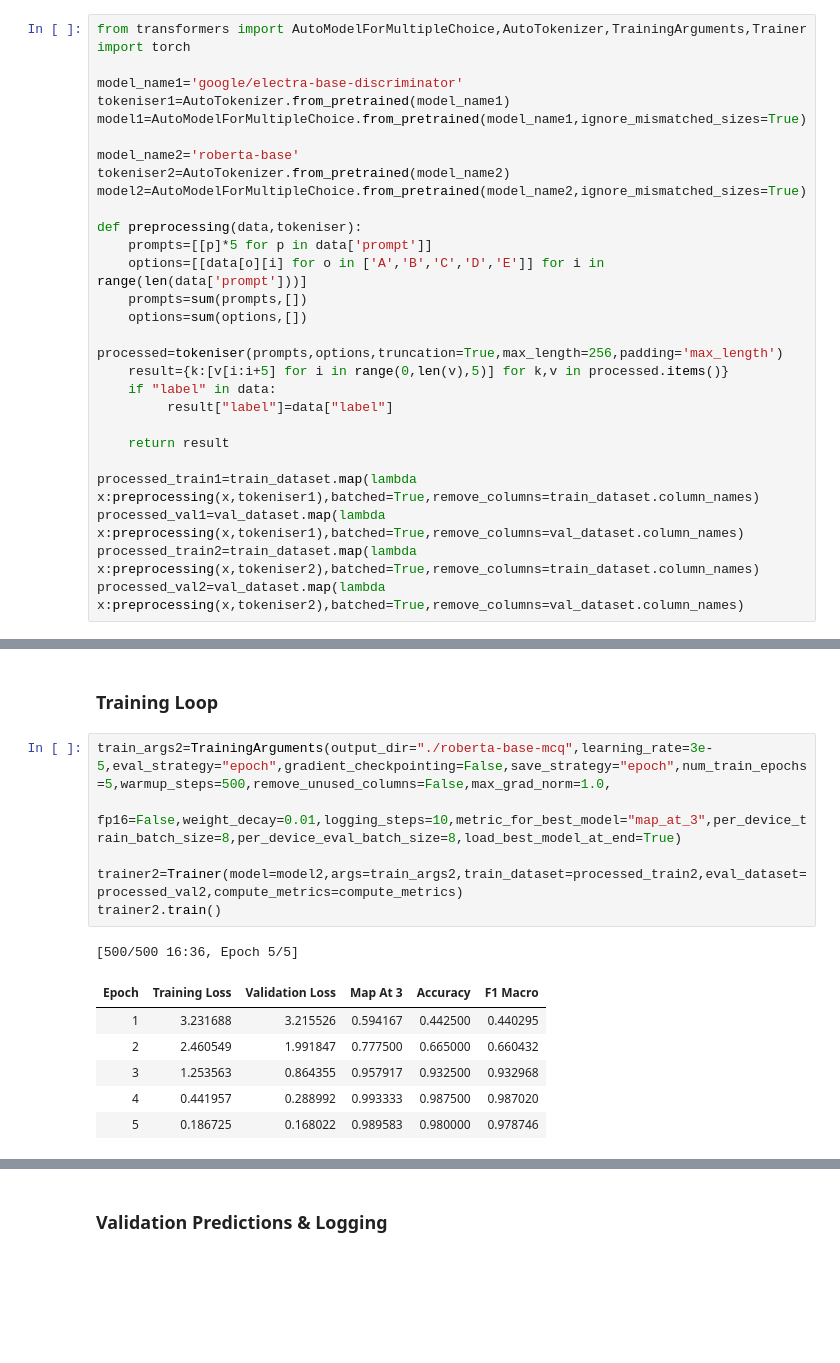
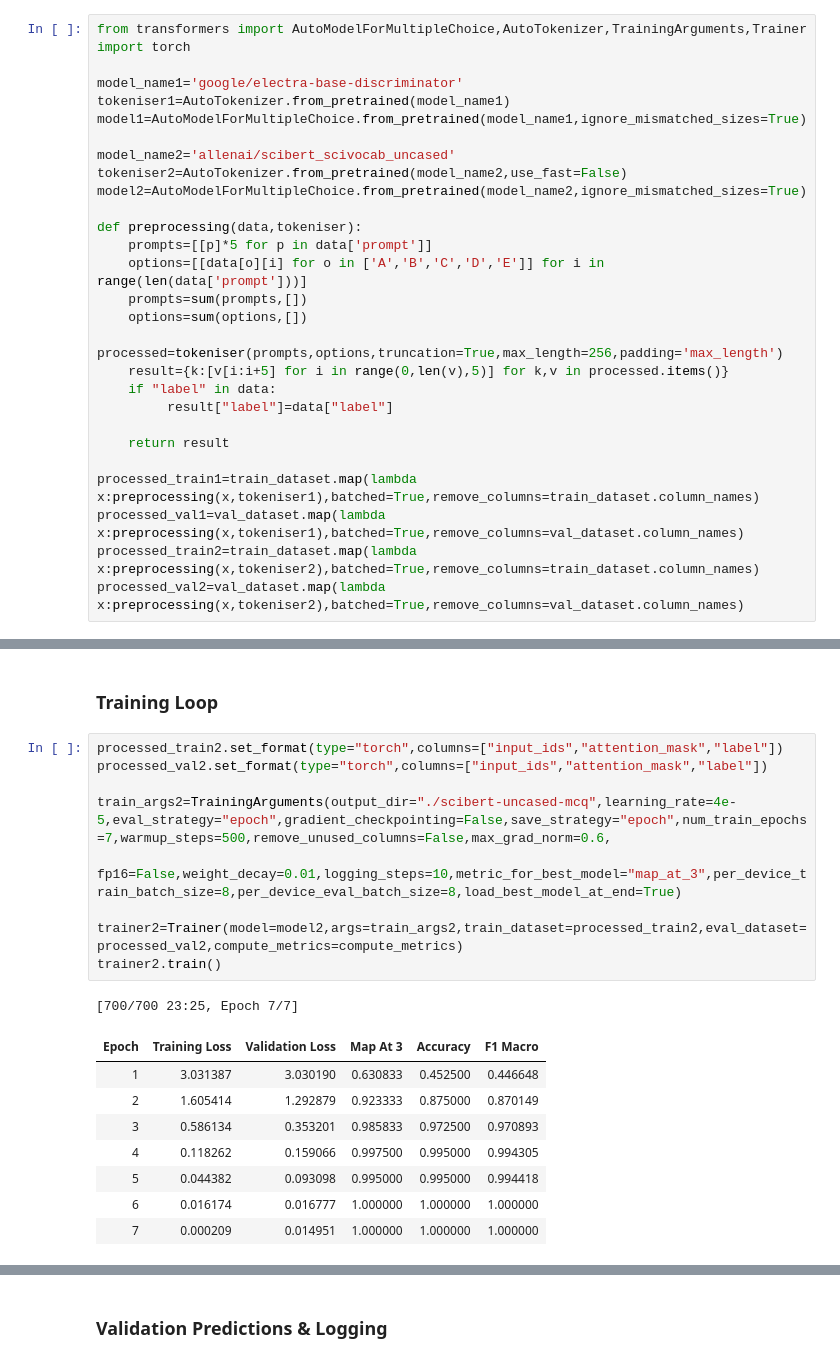
Before and after one commit to chay123-crypto/mcq-solver-transformers, a Jupyter notebook: DL-24f2002314-notebook-t22026.ipynb, the cells around one changed output, grey strips where cells are left out. Cells and saved outputs as stored; diff of their text form; blank space fills up the shorter version.

```diff
--- a/DL-24f2002314-notebook-t22026.ipynb
+++ b/DL-24f2002314-notebook-t22026.ipynb
@@ -720,8 +720,8 @@ model_name1='google/electra-base-discriminator'
 tokeniser1=AutoTokenizer.from_pretrained(model_name1)
 model1=AutoModelForMultipleChoice.from_pretrained(model_name1,ignore_mismatched_sizes=True)
 
-model_name2='roberta-base'
-tokeniser2=AutoTokenizer.from_pretrained(model_name2)
+model_name2='allenai/scibert_scivocab_uncased'
+tokeniser2=AutoTokenizer.from_pretrained(model_name2,use_fast=False)
 model2=AutoModelForMultipleChoice.from_pretrained(model_name2,ignore_mismatched_sizes=True)
 
 def preprocessing(data,tokeniser):
@@ -815,16 +813,21 @@ TrainOutput(global_step=600, training_loss=1.2928895960624018, metrics={'train_r
 # %% [markdown]
 ### Training Loop
 # %%
-train_args2=TrainingArguments(output_dir="./roberta-base-mcq",learning_rate=3e-5,eval_strategy="epoch",gradient_checkpointing=False,save_strategy="epoch",num_train_epochs=5,warmup_steps=500,remove_unused_columns=False,max_grad_norm=1.0,
+processed_train2.set_format(type="torch",columns=["input_ids","attention_mask","label"])
+processed_val2.set_format(type="torch",columns=["input_ids","attention_mask","label"])
+
+train_args2=TrainingArguments(output_dir="./scibert-uncased-mcq",learning_rate=4e-5,eval_strategy="epoch",gradient_checkpointing=False,save_strategy="epoch",num_train_epochs=7,warmup_steps=500,remove_unused_columns=False,max_grad_norm=0.6,
                              fp16=False,weight_decay=0.01,logging_steps=10,metric_for_best_model="map_at_3",per_device_train_batch_size=8,per_device_eval_batch_size=8,load_best_model_at_end=True)
 
 trainer2=Trainer(model=model2,args=train_args2,train_dataset=processed_train2,eval_dataset=processed_val2,compute_metrics=compute_metrics)
 trainer2.train()
 # %% [output]
-[500/500 16:36, Epoch 5/5]
+[700/700 23:25, Epoch 7/7]
 | Epoch | Training Loss | Validation Loss | Map At 3 | Accuracy | F1 Macro |
-| 1 | 3.231688 | 3.215526 | 0.594167 | 0.442500 | 0.440295 |
-| 2 | 2.460549 | 1.991847 | 0.777500 | 0.665000 | 0.660432 |
-| 3 | 1.253563 | 0.864355 | 0.957917 | 0.932500 | 0.932968 |
-| 4 | 0.441957 | 0.288992 | 0.993333 | 0.987500 | 0.987020 |
-| 5 | 0.186725 | 0.168022 | 0.989583 | 0.980000 | 0.978746 |
+| 1 | 3.031387 | 3.030190 | 0.630833 | 0.452500 | 0.446648 |
+| 2 | 1.605414 | 1.292879 | 0.923333 | 0.875000 | 0.870149 |
+| 3 | 0.586134 | 0.353201 | 0.985833 | 0.972500 | 0.970893 |
+| 4 | 0.118262 | 0.159066 | 0.997500 | 0.995000 | 0.994305 |
+| 5 | 0.044382 | 0.093098 | 0.995000 | 0.995000 | 0.994418 |
+| 6 | 0.016174 | 0.016777 | 1.000000 | 1.000000 | 1.000000 |
+| 7 | 0.000209 | 0.014951 | 1.000000 | 1.000000 | 1.000000 |
```
Also changed, not shown: parts of 15 cells of this notebook.
